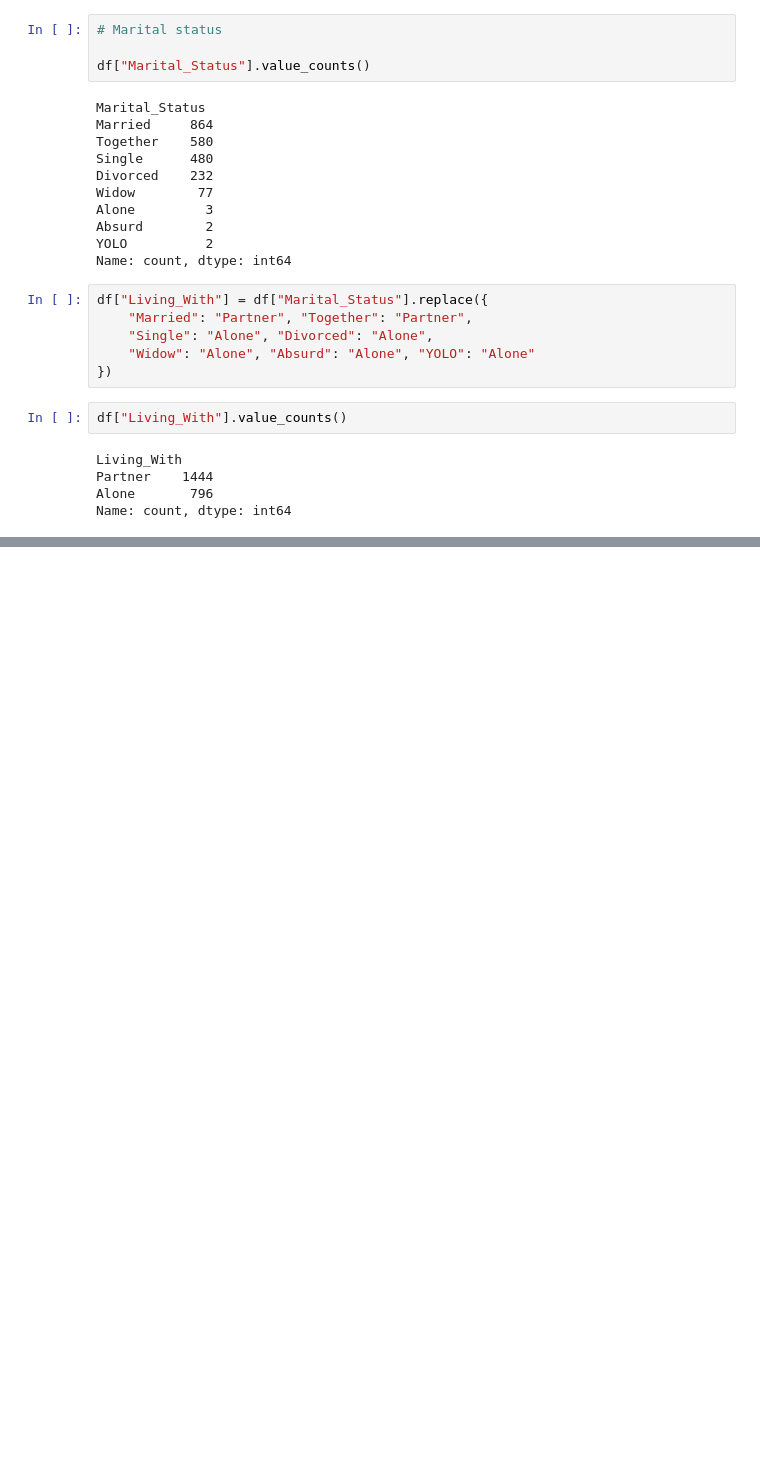
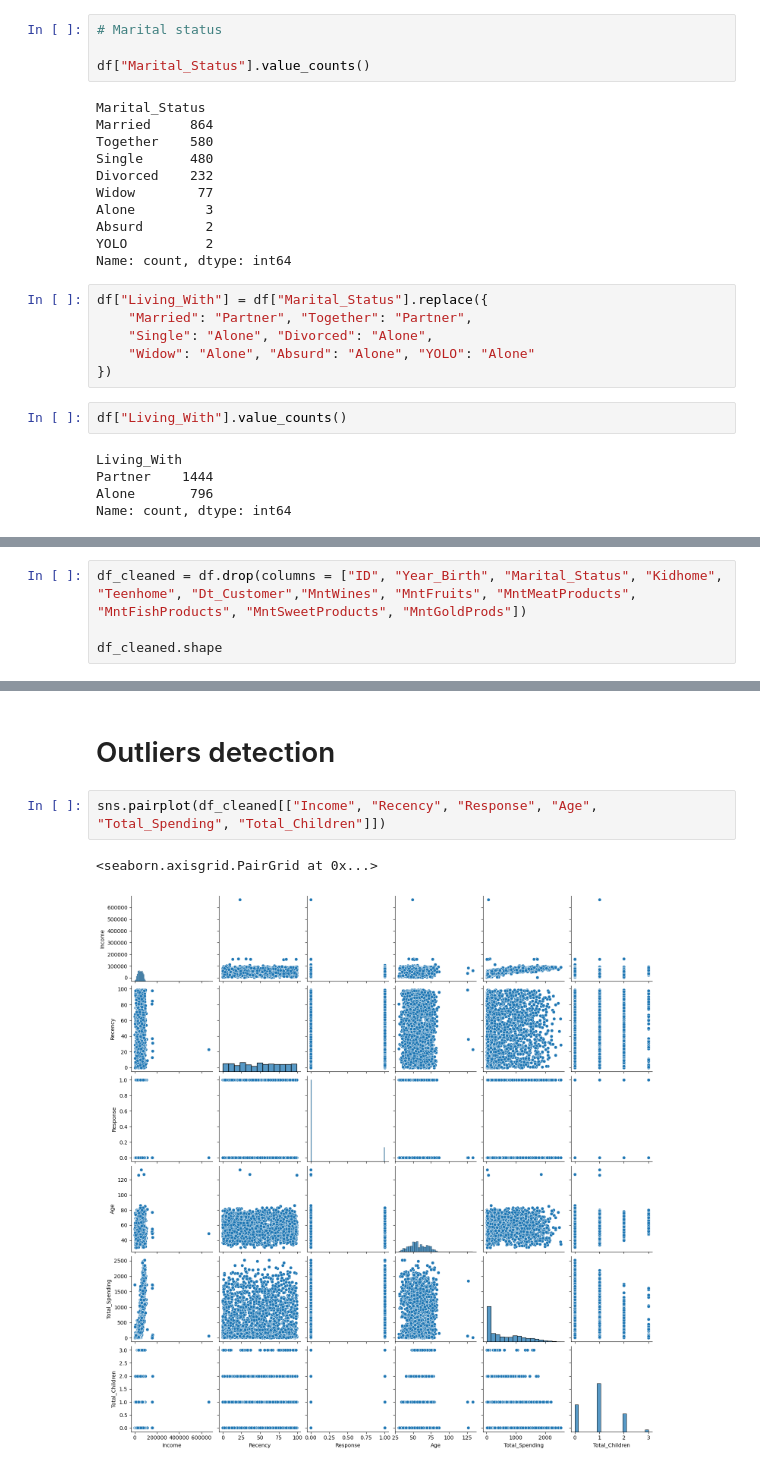
Before and after one commit to SyedMaaz786/AI_ML_Learning, a Jupyter notebook: 5-Unsupervised_Learning/minor_project-1.ipynb, the cells around one changed output, grey strips where cells are left out. Saved outputs shown, nothing was run; the diff lists cells and outputs as text; blank space fills up the shorter version.

```diff
--- a/5-Unsupervised_Learning/minor_project-1.ipynb
+++ b/5-Unsupervised_Learning/minor_project-1.ipynb
@@ -199,0 +202,4 @@ Name: count, dtype: int64
+# %%
+df_cleaned = df.drop(columns = ["ID", "Year_Birth", "Marital_Status", "Kidhome", "Teenhome", "Dt_Customer","MntWines", "MntFruits", "MntMeatProducts", "MntFishProducts", "MntSweetProducts", "MntGoldProds"])
+
+df_cleaned.shape
@@ -199,0 +217,7 @@ Name: count, dtype: int64
+# %% [markdown]
+# Outliers detection
+# %%
+sns.pairplot(df_cleaned[["Income", "Recency", "Response", "Age", "Total_Spending", "Total_Children"]])
+# %% [output]
+<seaborn.axisgrid.PairGrid at 0x...>
+[figure, added]
```
Also changed, not shown: parts of 5 cells of this notebook, 1 other file.
